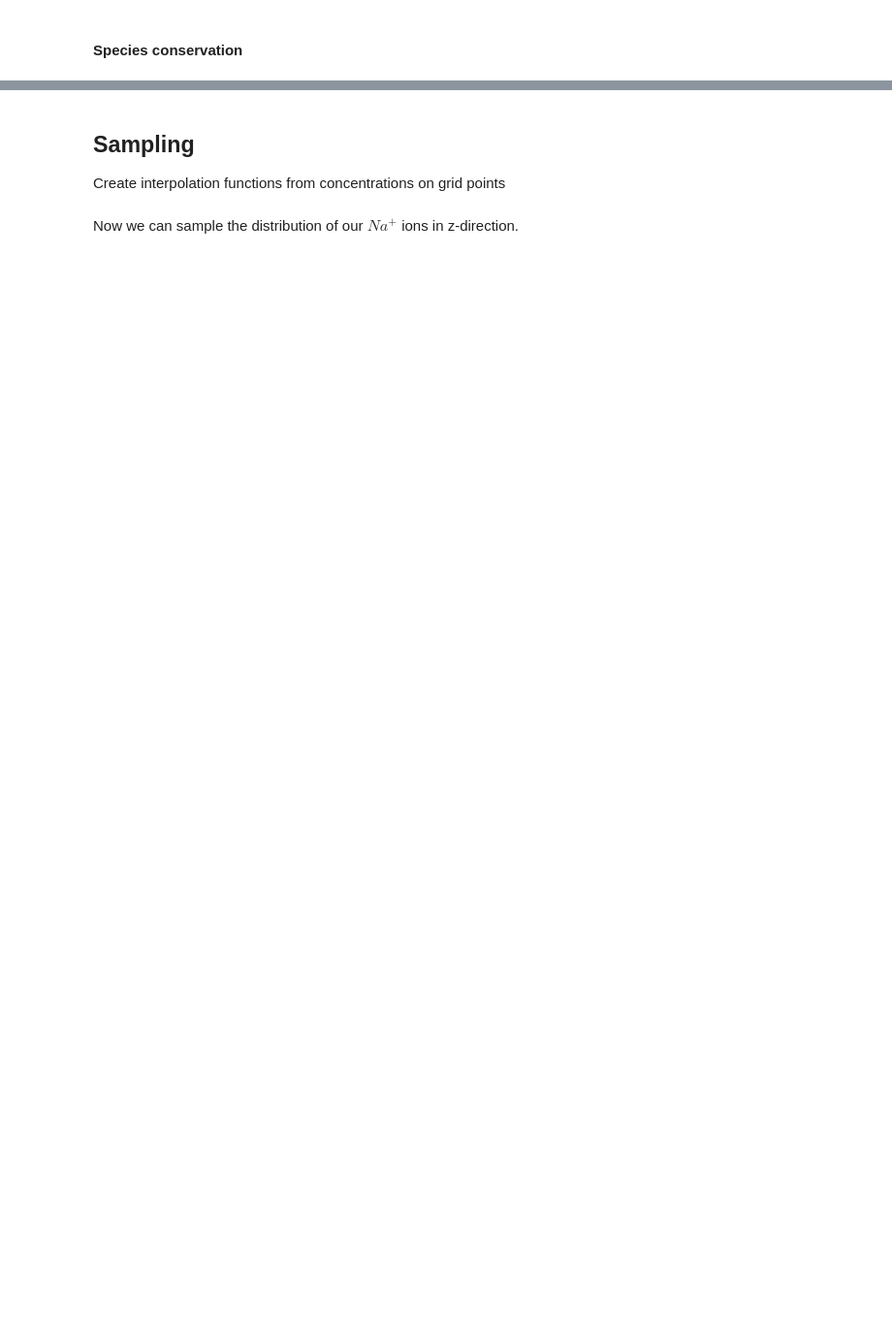
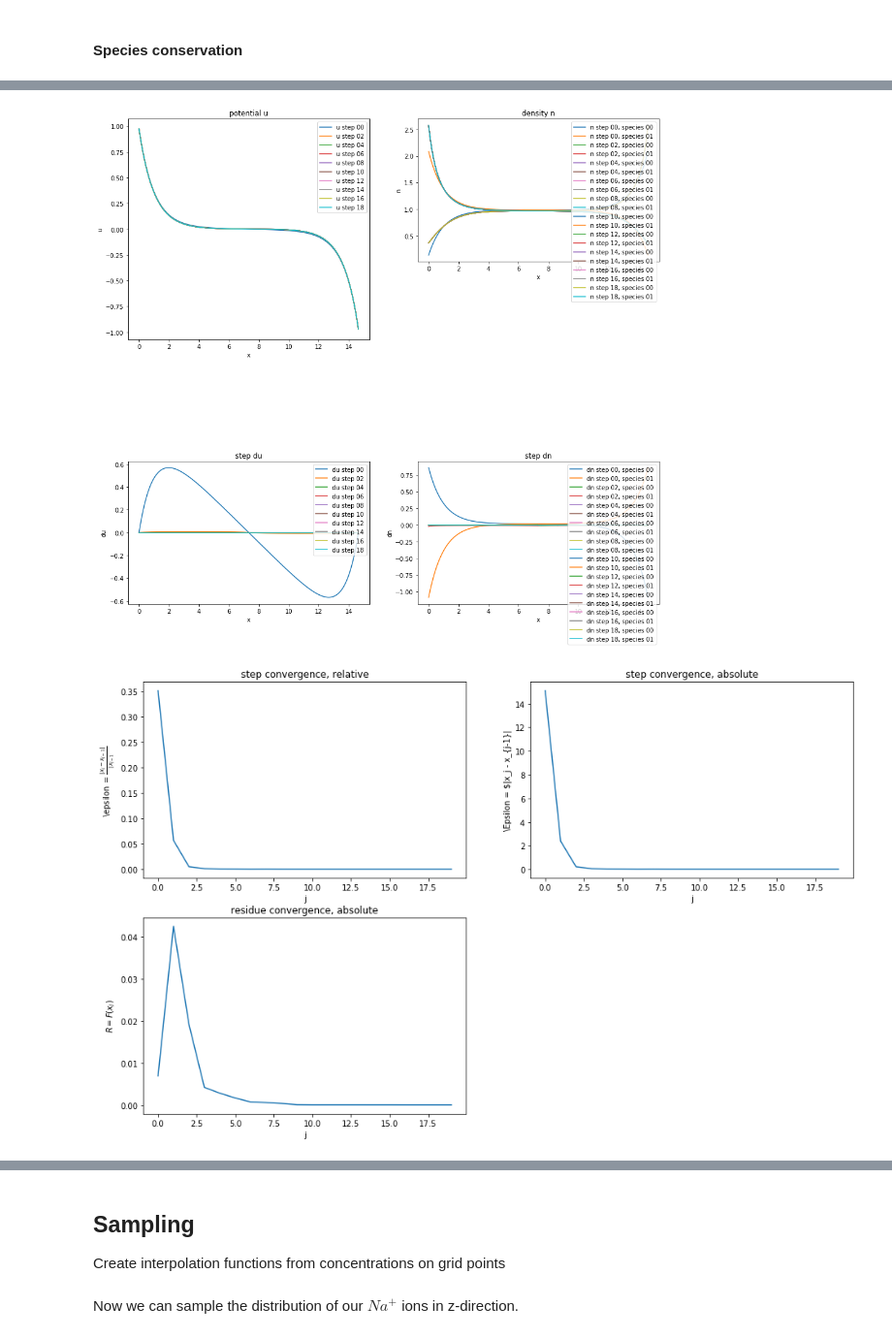
Before and after one commit to jotelha/continuous2discrete, a Jupyter notebook: showcases.ipynb, the cells around one changed output, grey strips where cells are left out. Shown at 97% size. Saved outputs shown, nothing was run; the diff lists cells and outputs as text; code cells hidden in the pictures; blank space fills up the shorter version.

```diff
--- a/showcases.ipynb
+++ b/showcases.ipynb
@@ -1382,0 +1386,2 @@ plt.show()
+# %%
+pnp = PoissonNernstPlanckSystem(delta_u=0.05,c=[2,2])
@@ -1382,0 +1408,7 @@ plt.show()
+# %%
+# technical settings
+pnp.output = True # makes Newton solver display convergence plots
+pnp.N = 800 # uniformlya distanced grid points
+pnp.maxit = 20 # maximum number of Newton iterations
+pnp.outfreq=2
+pnp.e = 1e-10 # absolute tolerance
@@ -1382,0 +1431,3 @@ plt.show()
+# %%
+xij = pnp.solve()
+# %% [output]
@@ -1382,0 +1447,2 @@ plt.show()
+[figure, added]
+[figure, added]
```
Also changed, not shown: parts of 99 cells of this notebook.
